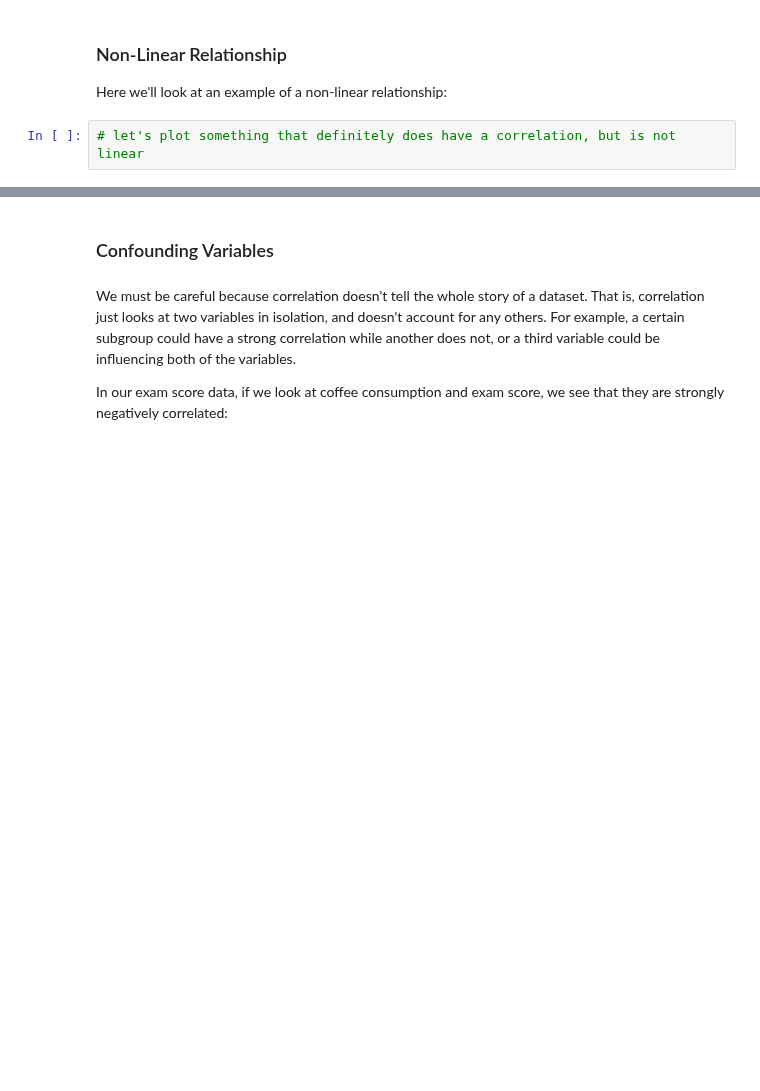
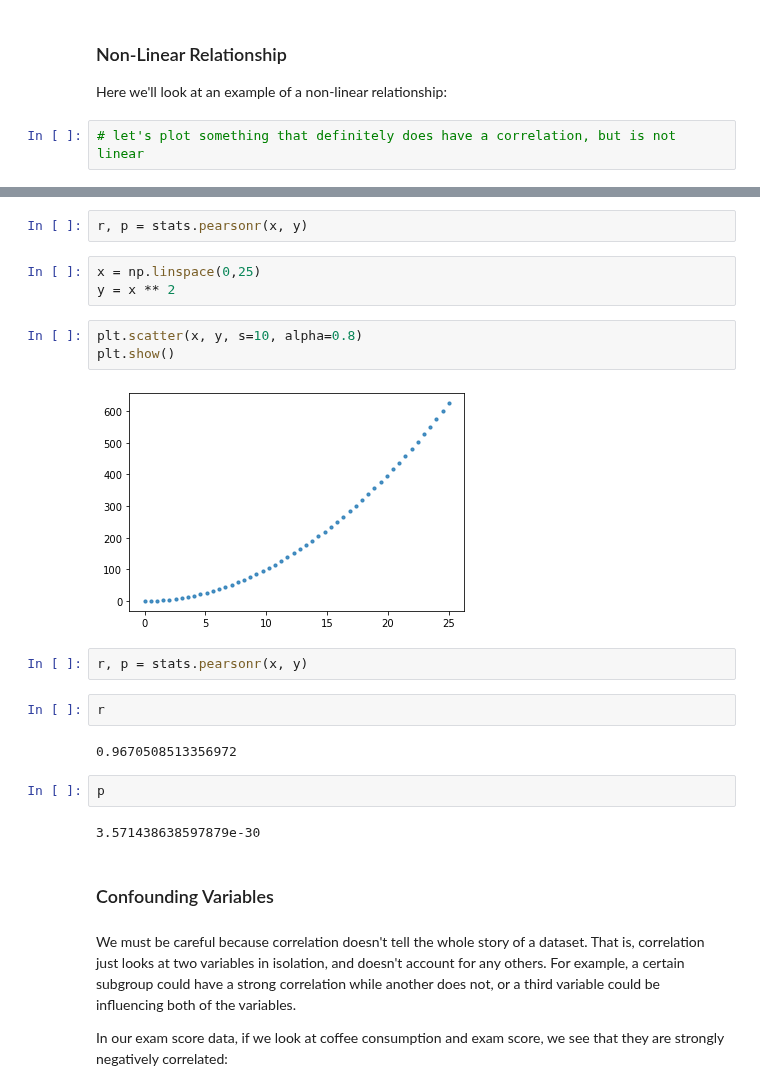
Before and after one commit to CodeupClassroom/florence-statistics-exercises, a Jupyter notebook: Correlation_Lesson.ipynb, the cells around one changed output, grey strips where cells are left out. Drawn from its saved outputs; the diff is of its cells as text; blank space fills up the shorter version.

```diff
--- a/Correlation_Lesson.ipynb
+++ b/Correlation_Lesson.ipynb
@@ -107,3 +263,23 @@ Here we'll look at an example of a non-linear relationship:
+# %%
+r, p = stats.pearsonr(x, y)
+# %%
+x = np.linspace(0,25)
+y = x ** 2
+# %%
+plt.scatter(x, y, s=10, alpha=0.8)
+plt.show()
+# %% [output]
+[figure, added]
+# %%
+r, p = stats.pearsonr(x, y)
+# %%
+r
+# %% [output]
+0.9670508513356972
+# %%
+p
+# %% [output]
+3.571438638597879e-30
 # %% [markdown]
 ### Confounding Variables
 # %% [markdown]
```
Also changed, not shown: parts of 39 cells of this notebook.
